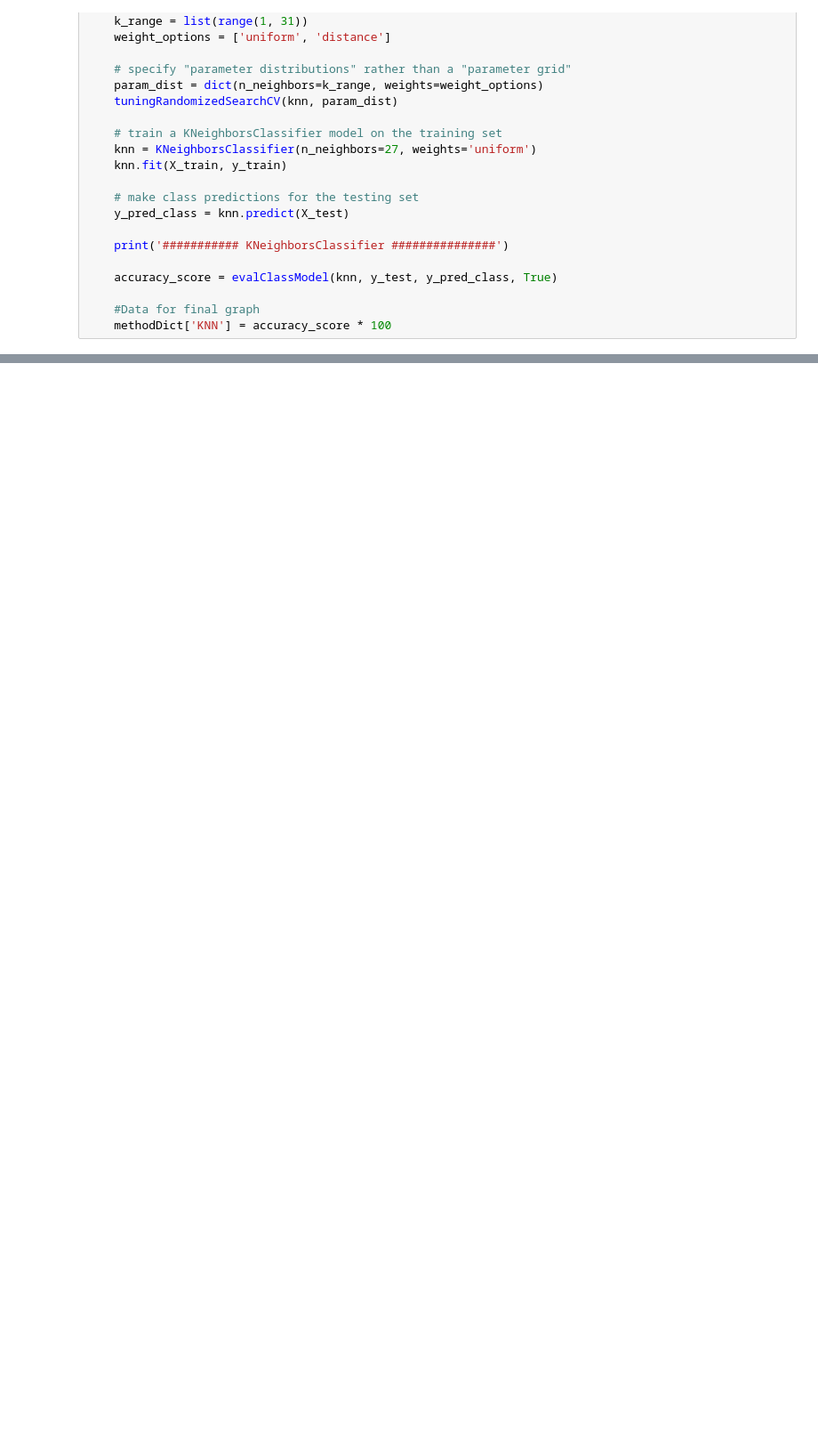
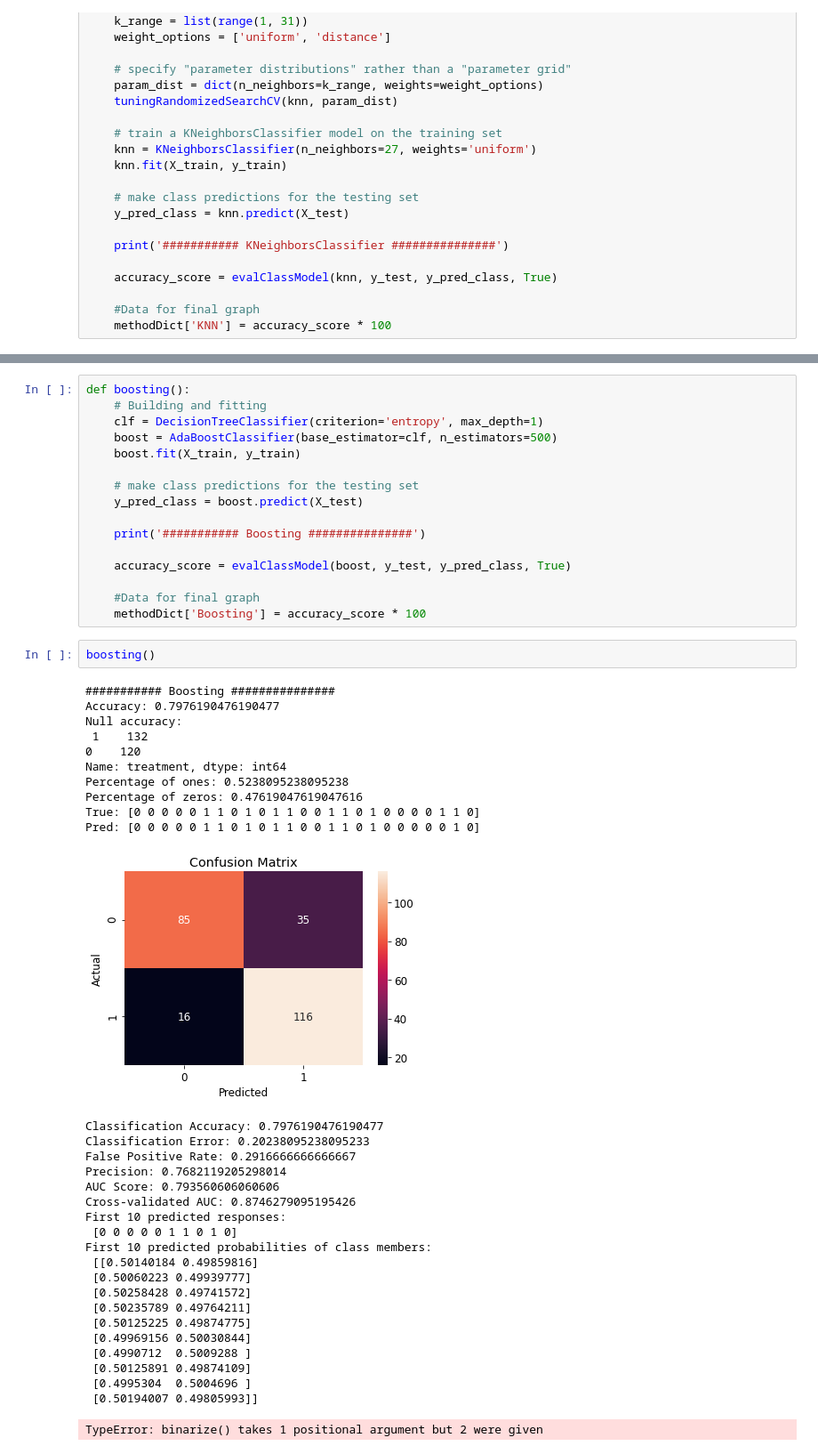
Before and after one commit to gianmarco-tucceri-cimini/Mental-Health-Diagnosis, a Jupyter notebook: 02.train_model.ipynb, the cells around one changed output, grey strips where cells are left out. Shown at 89% size. Saved outputs shown, nothing was run; the diff lists cells and outputs as text; blank space fills up the shorter version.

```diff
--- a/02.train_model.ipynb
+++ b/02.train_model.ipynb
@@ -488,0 +715,50 @@ Knn()
+# %%
+def boosting():
+    # Building and fitting
+    clf = DecisionTreeClassifier(criterion='entropy', max_depth=1)
+    boost = AdaBoostClassifier(base_estimator=clf, n_estimators=500)
+    boost.fit(X_train, y_train)
+
+    # make class predictions for the testing set
+    y_pred_class = boost.predict(X_test)
+
+    print('########### Boosting ###############')
+
+    accuracy_score = evalClassModel(boost, y_test, y_pred_class, True)
+
+    #Data for final graph
+    methodDict['Boosting'] = accuracy_score * 100
+# %%
+boosting()
+# %% [output]
+########### Boosting ###############
+Accuracy: 0.7976190476190477
+Null accuracy:
+ 1    132
+0    120
+Name: treatment, dtype: int64
+Percentage of ones: 0.5238095238095238
+Percentage of zeros: 0.47619047619047616
+True: [0 0 0 0 0 1 1 0 1 0 1 1 0 0 1 1 0 1 0 0 0 0 1 1 0]
+Pred: [0 0 0 0 0 1 1 0 1 0 1 1 0 0 1 1 0 1 0 0 0 0 0 1 0]
+[figure, added]
+Classification Accuracy: 0.7976190476190477
+Classification Error: 0.20238095238095233
+False Positive Rate: 0.2916666666666667
+Precision: 0.7682119205298014
+AUC Score: 0.793560606060606
+Cross-validated AUC: 0.8746279095195426
+First 10 predicted responses:
+ [0 0 0 0 0 1 1 0 1 0]
+First 10 predicted probabilities of class members:
+ [[0.50140184 0.49859816]
+ [0.50060223 0.49939777]
+ [0.50258428 0.49741572]
+ [0.50235789 0.49764211]
+ [0.50125225 0.49874775]
+ [0.49969156 0.50030844]
+ [0.4990712  0.5009288 ]
+ [0.50125891 0.49874109]
+ [0.4995304  0.5004696 ]
+ [0.50194007 0.49805993]]
+TypeError: binarize() takes 1 positional argument but 2 were given
```
Also changed, not shown: parts of 23 cells of this notebook.
